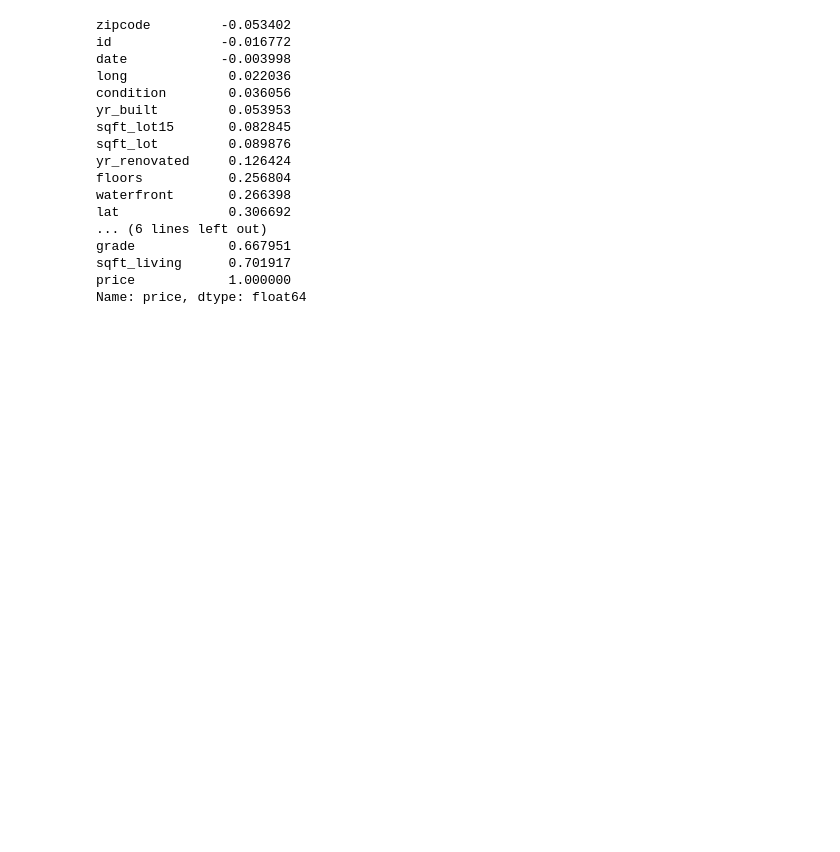
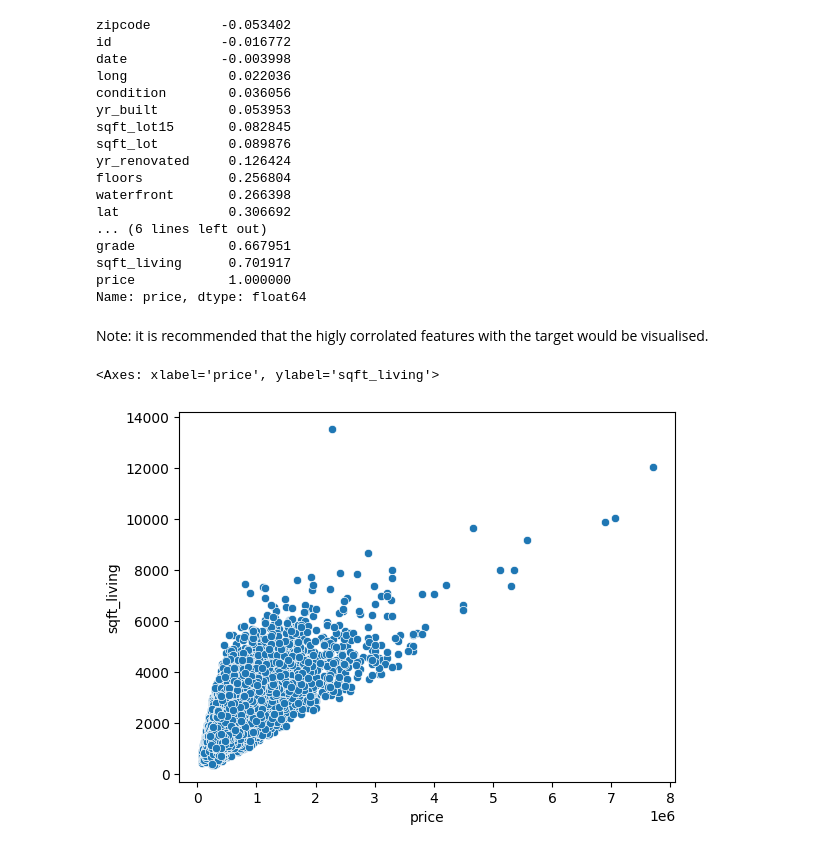
Before and after one commit to Ali-mohammadi-design/TensorFlow, a Jupyter notebook: Tensorflow_House_sale_in_king_county_Prj2.ipynb, the cells around one changed output. Drawn from its saved outputs; the diff is of its cells as text; code cells hidden in the pictures; blank space fills up the shorter version.

```diff
--- a/Tensorflow_House_sale_in_king_county_Prj2.ipynb
+++ b/Tensorflow_House_sale_in_king_county_Prj2.ipynb
@@ -217,3 +217,10 @@ grade            0.667951
 sqft_living      0.701917
 price            1.000000
 Name: price, dtype: float64
+# %% [markdown]
+Note: it is recommended that the higly corrolated features with the target would be visualised.
+# %%
+sns.scatterplot(x='price', y='sqft_living', data=df)
+# %% [output]
+<Axes: xlabel='price', ylabel='sqft_living'>
+[figure, added]
```
